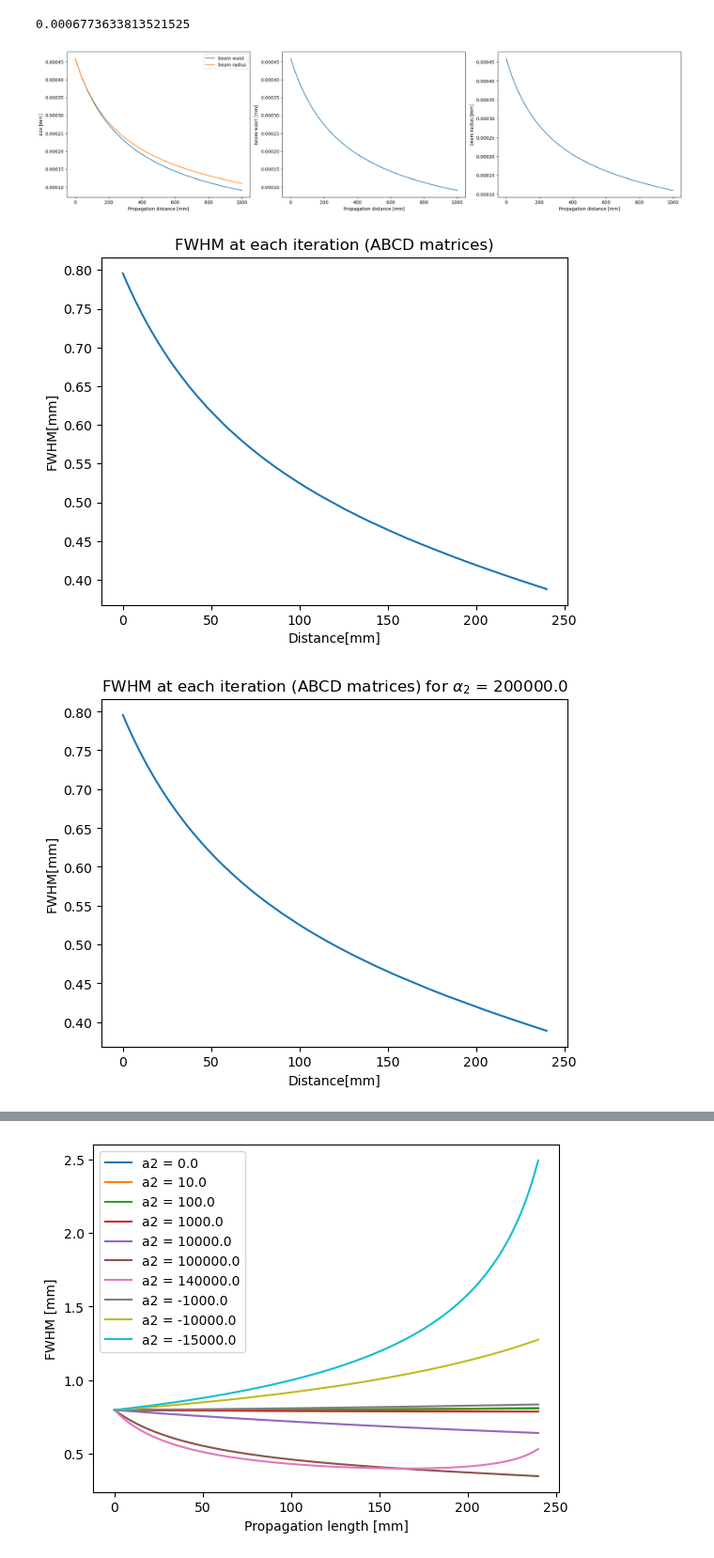
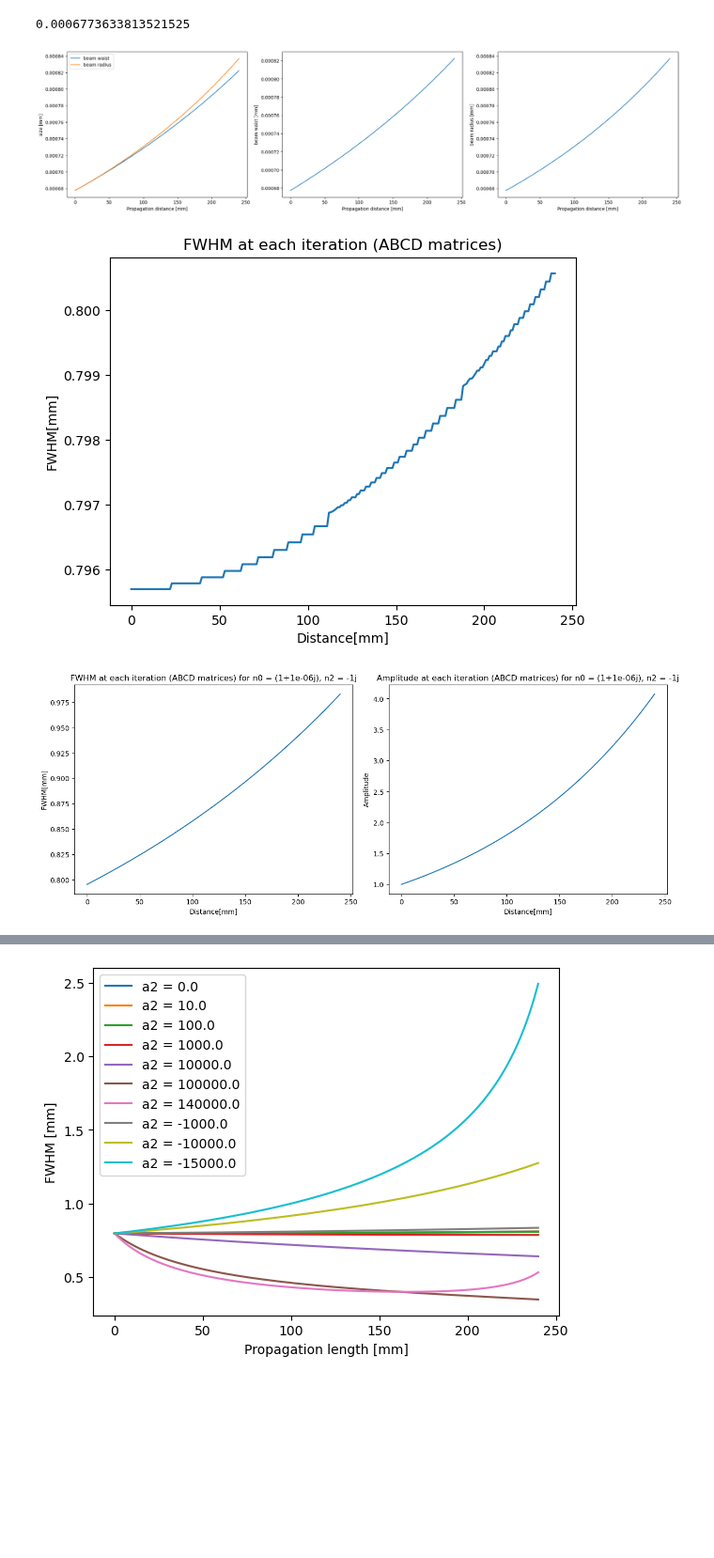
Before and after one commit to kskarthiksk/gaussian_duct_1, a Jupyter notebook: graph.ipynb, the cells around one changed output, grey strips where cells are left out. Shown at 94% size. Drawn from its saved outputs; the diff is of its cells as text; code cells hidden in the pictures; blank space fills up the shorter version.

Commit message:
Implemented amplitude calculation, slight mismatch for imaginary n2, no oscillation in abcd matrix while slight oscillation in fft

```diff
--- a/graph.ipynb
+++ b/graph.ipynb
@@ -5,5 +6,2 @@ import matplotlib.pyplot as plt
 # %%
-fwhms = {}
-import pickle
-with open("saved_dict.pkl", "rb") as f:
-    fwhms = pickle.load(f)
+fwhms = pd.DataFrame(columns=["n0", "n2", "values", "amplitudes"])
@@ -29,23 +55,23 @@ print(w0)
 df = pd.read_csv("output.csv")
 fig, axes = plt.subplots(1,3, figsize=(20,5), constrained_layout=True)
 
-axes[0].plot(np.linspace(0, 1, df.index.size)*1000, df["beam waist"]*1000, label="beam waist")
-axes[0].plot(np.linspace(0, 1, df.index.size)*1000, df["beam radius"]*1000, label="beam radius")
+axes[0].plot(np.arange(0, len(df)), df["beam waist"], label="beam waist")
+axes[0].plot(np.arange(0, len(df)), df["beam radius"], label="beam radius")
 axes[0].set_ylabel("size [mm]")
 axes[0].set_xlabel("Propagation distance [mm]")
 axes[0].legend()
 
-axes[1].plot(np.linspace(0, 1, df.index.size)*1000, df["beam waist"]*1000)
+axes[1].plot(np.arange(0, len(df)), df["beam waist"])
 axes[1].set_ylabel("beam waist [mm]")
 axes[1].set_xlabel("Propagation distance [mm]")
 
-axes[2].plot(np.linspace(0, 1, df.index.size)*1000, df["beam radius"]*1000)
+axes[2].plot(np.arange(0, len(df)), df["beam radius"])
 axes[2].set_ylabel("beam radius [mm]")
 axes[2].set_xlabel("Propagation distance [mm]")
 
 plt.show()
 # %% [output]
-[figure, old version]
+[figure, new version]
 # %%
 fwhm = []
 length = pow(2,10)
@@ -53,15 +79,13 @@ width = 1000e-6
 x = np.linspace(-width/2, width/2, length)
 y = np.linspace(-width/2, width/2, length)
 xx, yy = np.meshgrid(x,y)
-k = 2*np.pi / wavelength
+k = 2*np.pi * n0 / lambda_0
+q0 = df.iloc[0]["q param real"] + 1j*df.iloc[0]["q param imag"]
 # y = np.linspace(-width/2, width/2, length)
 for i in range(0,df.index.size):
-    q_real = df.iloc[i]["q param real"]
-    q_imag = df.iloc[i]["q param imag"]
-    q = q_real + 1j*q_imag
-    qr = 1/((1/q).real)
-    qi = -1/((1/q).imag)
-    Y = np.abs((1/(q)) * np.exp((-1j * k * (xx*xx + yy*yy)/(2*qr)) - (k*(xx*xx + yy*yy)/(2*qi))))**2     # FWHM 2D
+    q = df.iloc[i]["q param real"] + 1j*df.iloc[i]["q param imag"]
+    amp = (amp_0 * q0 /q) * np.exp(-1j*k*(q.real - q0.real))
+    Y = np.abs(amp * np.exp((-1j * k * (xx*xx + yy*yy)/(2*q))))**2     # FWHM 2D
     # Y = np.abs((1/(q)) * np.exp(-1j * k * (q_real - 0.002 + ((xx*xx + yy*yy) / (2 * (q))))))**2     # FWHM 2D
     # Y = np.abs((1/(q)) * np.exp(-1j * k * (q_real + ((x*x) / (2 * (q))))))**2             # FWHM 1D
     half_max = np.max(Y) / 2.0
@@ -81,58 +105,77 @@ plt.xlabel("Distance[mm]")
 plt.title("FWHM at each iteration (ABCD matrices)")
 plt.show()
 # %% [output]
-[figure, old version]
+[figure, new version]
 # %%
 fwhm_refined = []
+amps = []
+amp_2 = []
 length = pow(2,10)
 width = 1000e-6
 x = np.linspace(-width/2, width/2, length)
 y = np.linspace(-width/2, width/2, length)
 xx, yy = np.meshgrid(x,y)
+k = 2*np.pi * n0 / lambda_0
+gamma = np.sqrt(n2/n0)
 # y = np.linspace(-width/2, width/2, length)
+q0 = df.iloc[0]["q param real"] + 1j*df.iloc[0]["q param imag"]
 for i in range(0,df.index.size):
-    q_real = df.iloc[i]["q param real"]
-    q_imag = df.iloc[i]["q param imag"]
-    q = q_real + 1j*q_imag
-    qr = 1/((1/q).real)
-    qi = -1/((1/q).imag)
-    Y = np.abs((1/(q)) * np.exp((-1j * k * (xx*xx + yy*yy)/(2*qr)) - (k*(xx*xx + yy*yy)/(2*qi))))**2     # FWHM 2D
+    q = df.iloc[i]["q param real"] + 1j*df.iloc[i]["q param imag"]
+    z = i*params["propagation_length"]
+    A = np.cos(gamma*z)
+    if gamma != 0:
+        B = np.sin(gamma*z) / (n0*gamma)
+    else:
+        B = z/n0
+    # amp = (amp_0 * q0 / q) * np.exp(-1j*k*z)
+    amp = (amp_0 /(A + B/q0)) * np.exp(-1j*k*z)
+    Y = np.abs((amp * np.exp((-1j * k * (xx*xx + yy*yy)/(2*q))))**2)     # FWHM 2D
     # Y = np.abs((1/(q)) * np.exp(-1j * k * (q_real - 0.002 + ((xx*xx + yy*yy) / (2 * (q))))))**2     # FWHM 2D
     # Y = np.abs((1/(q)) * np.exp(-1j * k * (q_real + ((x*x) / (2 * (q))))))**2             # FWHM 1D
     half_max = np.max(Y) / 2.0
     maxIndex = np.array(np.unravel_index(np.argmax(Y), Y.shape))
     #find when function crosses line half_max (when sign of diff flips)
     #take the 'derivative' of signum(half_max - Y[])
     # d = np.sign(half_max - np.array(Y[0:-1])) - np.sign(half_max - np.array(Y[1:]))
     #plot(X[0:len(d)],d) #if you are interested
     #find the left and right most indexes
     left_idx = np.array(np.unravel_index(np.argmax(Y > half_max), Y.shape))
     # dist = (maxIndex - left_idx)**2
     fwhm_temp = (np.sqrt(np.sum((maxIndex - left_idx)**2)))*2 * width/length
     fwhm_refined_temp = 1000
     for iter in range(10):
         width_refined = 1.5*fwhm_temp
         x_refined = np.linspace(-width_refined/2, width_refined/2, length)
         y_refined = np.linspace(-width_refined/2, width_refined/2, length)
         xx_refined, yy_refined = np.meshgrid(x_refined,y_refined)
-        Y = np.abs((1/(q)) * np.exp((-1j * k * (xx_refined*xx_refined + yy_refined*yy_refined)/(2*qr)) - (k*(xx_refined*xx_refined + yy_refined*yy_refined)/(2*qi))))**2
+        Y = np.abs((amp * np.exp((-1j * k * (xx_refined*xx_refined + yy_refined*yy_refined)/(2*q))))**2)
         half_max = np.max(Y) / 2.0
         maxIndex = np.array(np.unravel_index(np.argmax(Y), Y.shape))
         left_idx = np.array(np.unravel_index(np.argmax(Y > half_max), Y.shape))
         fwhm_refined_temp = (np.sqrt(np.sum((maxIndex - left_idx)**2)))*2 * width_refined/length
         if np.abs(fwhm_temp - fwhm_refined_temp)/fwhm_refined_temp < 0.0001:
             # print(iter)
             break
         else:
             # print(iter, np.abs(fwhm_temp - fwhm_refined_temp)/fwhm_refined_temp)
             fwhm_temp = fwhm_refined_temp
 
     fwhm_refined.append(fwhm_refined_temp) #return the difference (full width)
+    amps.append(amp)
+    amp_2.append(np.max(Y))
 fwhm_refined = np.array(fwhm_refined)*1e3
-plt.plot(np.arange(0, df.index.size, 1), fwhm_refined)
-plt.ylabel("FWHM[mm]")
-plt.xlabel("Distance[mm]")
-plt.title(f"FWHM at each iteration (ABCD matrices) for $\\alpha_2$ = {params["a2"]}")
+amps = np.abs(amps)
+
+fig, axes = plt.subplots(1,2, figsize=(13,5), constrained_layout=True)
+axes[0].plot(np.arange(0, df.index.size, 1), fwhm_refined)
+axes[0].set_ylabel("FWHM[mm]")
+axes[0].set_xlabel("Distance[mm]")
+axes[0].set_title(f"FWHM at each iteration (ABCD matrices) for n0 = {n0}, n2 = {n2}")
+
+axes[1].plot(np.arange(0, df.index.size, 1), amps)
+axes[1].set_ylabel("Amplitude")
+axes[1].set_xlabel("Distance[mm]")
+axes[1].set_title(f"Amplitude at each iteration (ABCD matrices) for n0 = {n0}, n2 = {n2}")
 plt.show()
 # %% [output]
-[figure, old version]
+[figure, new version]
```
Also changed, not shown: parts of 27 cells of this notebook, 8 other files.
